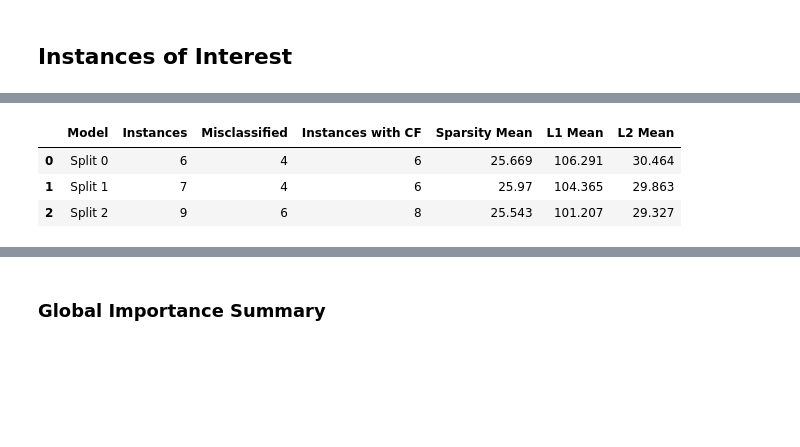
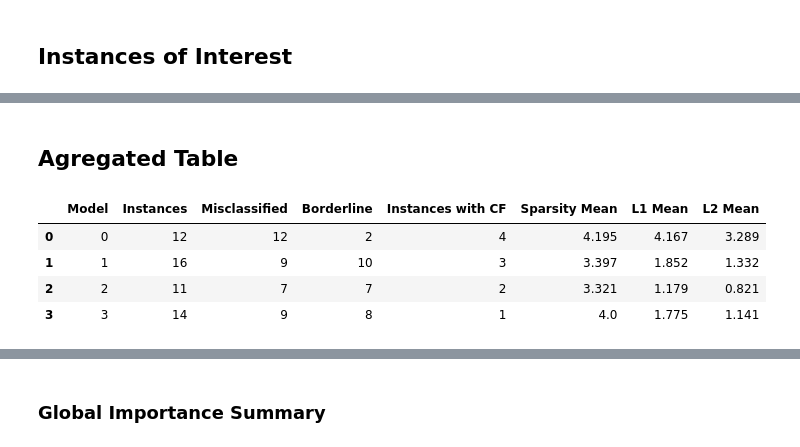
Before and after one commit to acbriza/dpn2026, a Jupyter notebook: module/cfreports.ipynb, the cells around one changed output, grey strips where cells are left out. Drawn from its saved outputs; the diff is of its cells as text; code cells hidden in the pictures; blank space fills up the shorter version.

Commit message:
update cfreports.py for manual calculation of global importance

```diff
--- a/module/cfreports.ipynb
+++ b/module/cfreports.ipynb
@@ -213,5 +125,5 @@ ioi_df
 # %%
-midx = 0
+midx = 1
 ioi_filename = f'{config.model.code}_split{midx}_instances_of_interest.csv'
 ioi_df = pd.read_csv(split_output_dirs[midx] / ioi_filename)
 ioi_df = ioi_df.rename(columns={'Unnamed: 0':'ID'})
@@ -231 +149,7 @@ ioi_df[ioi_df.ID==4].loc[0].margin
+# %%
+def outcome(actual, pred):
+    if actual and pred: return 'True Positive'
+    elif not actual and pred: return 'False Positive ' # (Type I)
+    elif not actual and not pred: return 'True Negative'
+    elif actual and not pred: return 'False Negative' # (Type II)
 # %%
@@ -263,0 +191,6 @@ cf_df
+# %%
+cf_dfs_all = pd.concat(cf_dfs, axis=0)
+cf_dfs_all = cf_dfs_all.reset_index(drop=True)
+cf_dfs_all = cf_dfs_all[['Model', 'ID', 'probability', 'margin', 'outcome', 'CF count', 'sparsity mean',
+       'L1 mean', 'L2 mean', ]]
+cf_dfs_all
@@ -263,0 +212,4 @@ cf_df
+# %%
+print(cf_dfs_all.to_latex(index=False, float_format="{:.3f}".format))
+with open(outputdir / 'cf_fulltable.latex', 'w') as f:
+    f.write(cf_dfs_all.to_latex(index=False, float_format="{:.3f}".format))
@@ -264,3 +233,5 @@ cf_df
+# %% [markdown]
+## Agregated Table
 # %%
 ioi_summary_dfs = []
 gi_dfs = []
@@ -274,11 +245,11 @@ for midx in range(nsplits):
     ioi_df = ioi_df.rename(columns={'Unnamed: 0':'ID'})
 
     # Read Global Importance
-    gi_filename = f'{config.model.code}_split{midx}_global_importance.csv'
-    gi_df = pd.read_csv(split_output_dirs[midx] / gi_filename)
-    gi_df = gi_df.rename(columns={'Unnamed: 0':'Feature'})
-    gi_df = gi_df.rename(columns={'0':f'Split {midx}'})
-    gi_dfs.append(gi_df)
+    # gi_filename = f'{config.model.code}_split{midx}_global_importance.csv'
+    # gi_df = pd.read_csv(split_output_dirs[midx] / gi_filename)
+    # gi_df = gi_df.rename(columns={'Unnamed: 0':'Feature'})
+    # gi_df = gi_df.rename(columns={'0':f'Split {midx}'})
+    # gi_dfs.append(gi_df)
 
     # Process Instance Folders
     cf = {}
@@ -305,39 +276,41 @@ for midx in range(nsplits):
             }
 
     # Counterfactual Stats for this Instance
     if not cf:
         print(f'No counterfactuals found for {midx}')
         continue
     cf_df = pd.DataFrame(cf).T.reset_index(drop=True)
     cf_df['ID'] = cf_df['ID'].astype(int)
     cf_df['CF Count'] = cf_df['CF Count'].astype(int)
     cf_dfs[midx] = cf_df
 
     # Instance of Interest for this Model
     ioi[midx] = {
-        'Model': f'Split {midx}',
+        'Model': f'{midx}',
         'Instances': ioi_df.shape[0],
         'Misclassified': ioi_df.misclassified.sum(),
+        'Borderline': ioi_df[ioi_df.margin<=0.1355].shape[0],
         'Instances with CF': (cf_df['CF Count'] > 0).sum(),
         'Sparsity Mean': cf_df['Sparsity'].mean(),
         'L1 Mean': cf_df['L1 Mean'].mean(),
         'L2 Mean': cf_df['L2 Mean'].mean(),
         }
     ioi_summary_dfs.append(pd.DataFrame(ioi).T)
 
 ## Concatenate results for models
 
 # Global Importance
-gi_summary_df = gi_dfs[0].merge(gi_dfs[1], on='Feature').merge(gi_dfs[2], on='Feature')
-gi_summary_df['Mean'] = gi_summary_df[['Split 0', 'Split 1', 'Split 2']].mean(axis=1)
-# gi_summary_df['Std'] = gi_summary_df[['Split 0', 'Split 1', 'Split 2']].std(axis=1)
-gi_summary_df = gi_summary_df.sort_values(by='Mean', ascending=False)
+# gi_summary_df = gi_dfs[0].merge(gi_dfs[1], on='Feature').merge(gi_dfs[2], on='Feature')
+# gi_summary_df['Mean'] = gi_summary_df[['Split 0', 'Split 1', 'Split 2']].mean(axis=1)
+# # gi_summary_df['Std'] = gi_summary_df[['Split 0', 'Split 1', 'Split 2']].std(axis=1)
+# gi_summary_df = gi_summary_df.sort_values(by='Mean', ascending=False)
 
 # Instance of Interest Summary
 ioi_summary_df = pd.concat(ioi_summary_dfs, axis=0)
 ioi_summary_df
 # %% [output]
-|  | Model | Instances | Misclassified | Instances with CF | Sparsity Mean | L1 Mean | L2 Mean |
-| 0 | Split 0 | 6 | 4 | 6 | 25.669 | 106.291 | 30.464 |
-| 1 | Split 1 | 7 | 4 | 6 | 25.97 | 104.365 | 29.863 |
-| 2 | Split 2 | 9 | 6 | 8 | 25.543 | 101.207 | 29.327 |
+|  | Model | Instances | Misclassified | Borderline | Instances with CF | Sparsity Mean | L1 Mean | L2 Mean |
+| 0 | 0 | 12 | 12 | 2 | 4 | 4.195 | 4.167 | 3.289 |
+| 1 | 1 | 16 | 9 | 10 | 3 | 3.397 | 1.852 | 1.332 |
+| 2 | 2 | 11 | 7 | 7 | 2 | 3.321 | 1.179 | 0.821 |
+| 3 | 3 | 14 | 9 | 8 | 1 | 4.0 | 1.775 | 1.141 |
```
Also changed, not shown: parts of 46 cells of this notebook.
